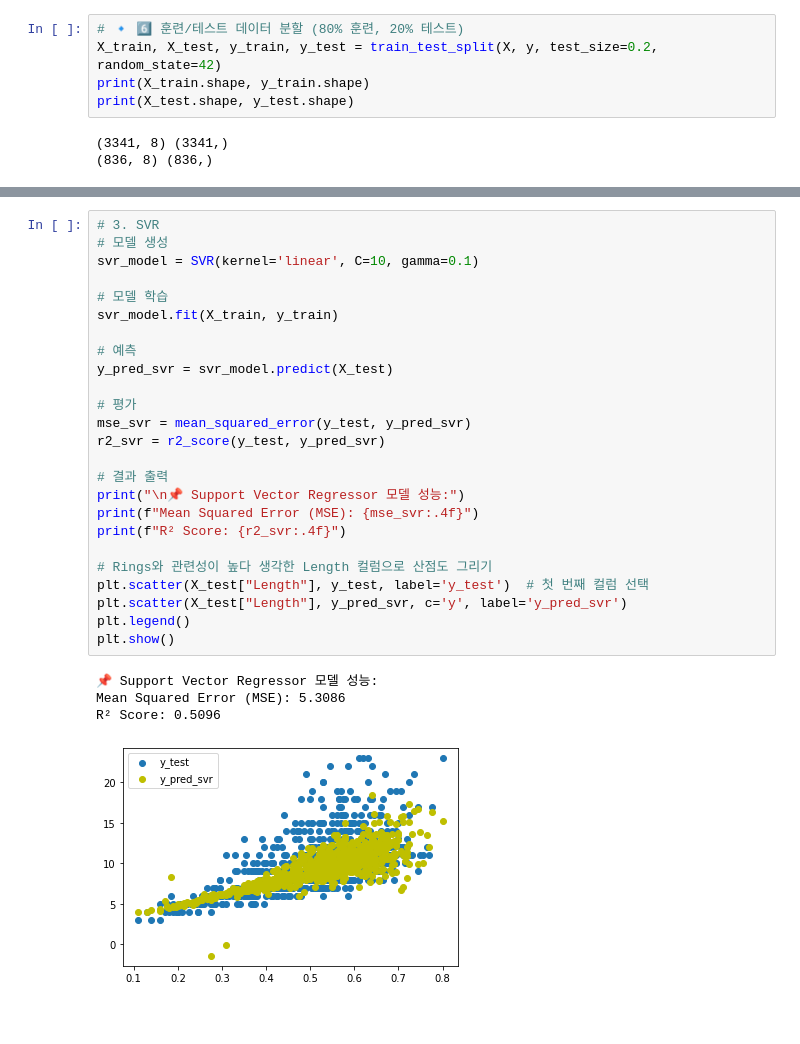
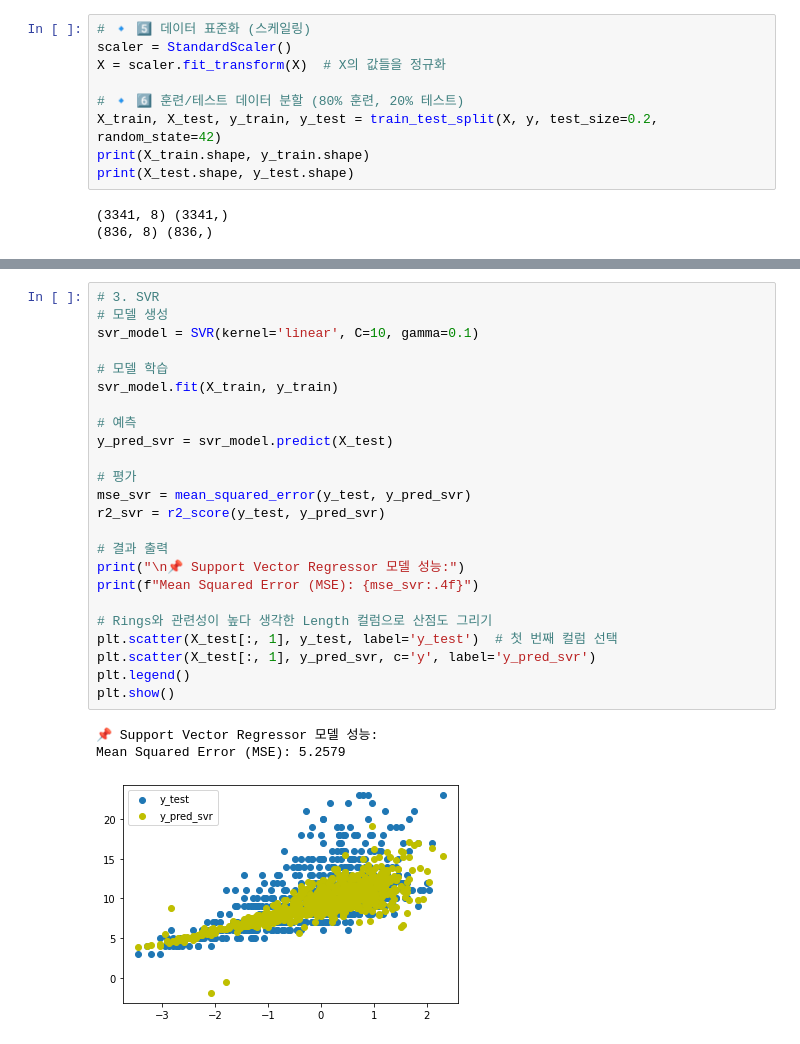
Before and after one commit to jeonghoya/AI-study, a Jupyter notebook: week3/abalone.ipynb, the cells around one changed output, grey strips where cells are left out. Saved outputs shown, nothing was run; the diff lists cells and outputs as text; blank space fills up the shorter version.

```diff
--- a/week3/abalone.ipynb
+++ b/week3/abalone.ipynb
@@ -154,4 +149,8 @@ X_scaled = scaler.fit_transform(X)  # X의 값들을 정규화
 # %%
+# 🔹 5️⃣ 데이터 표준화 (스케일링)
+scaler = StandardScaler()
+X = scaler.fit_transform(X)  # X의 값들을 정규화
+
 # 🔹 6️⃣ 훈련/테스트 데이터 분할 (80% 훈련, 20% 테스트)
 X_train, X_test, y_train, y_test = train_test_split(X, y, test_size=0.2, random_state=42)
 print(X_train.shape, y_train.shape)
@@ -222,33 +233,31 @@ R² Score: 0.5297
 # %%
 # 3. SVR
 # 모델 생성
 svr_model = SVR(kernel='linear', C=10, gamma=0.1)
 
 # 모델 학습
 svr_model.fit(X_train, y_train)
 
 # 예측
 y_pred_svr = svr_model.predict(X_test)
 
 # 평가
 mse_svr = mean_squared_error(y_test, y_pred_svr)
 r2_svr = r2_score(y_test, y_pred_svr)
 
 # 결과 출력
 print("\n📌 Support Vector Regressor 모델 성능:")
 print(f"Mean Squared Error (MSE): {mse_svr:.4f}")
-print(f"R² Score: {r2_svr:.4f}")
 
 # Rings와 관련성이 높다 생각한 Length 컬럼으로 산점도 그리기
-plt.scatter(X_test["Length"], y_test, label='y_test')  # 첫 번째 컬럼 선택
-plt.scatter(X_test["Length"], y_pred_svr, c='y', label='y_pred_svr')
+plt.scatter(X_test[:, 1], y_test, label='y_test')  # 첫 번째 컬럼 선택
+plt.scatter(X_test[:, 1], y_pred_svr, c='y', label='y_pred_svr')
 plt.legend()
 plt.show()
 # %% [output]
 📌 Support Vector Regressor 모델 성능:
-Mean Squared Error (MSE): 5.3086
-R² Score: 0.5096
+Mean Squared Error (MSE): 5.2579
-[figure, old version]
+[figure, new version]
 # %%
 # 4. Lienear Regression
 # 모델 생성
```
Also changed, not shown: parts of 5 cells of this notebook.
